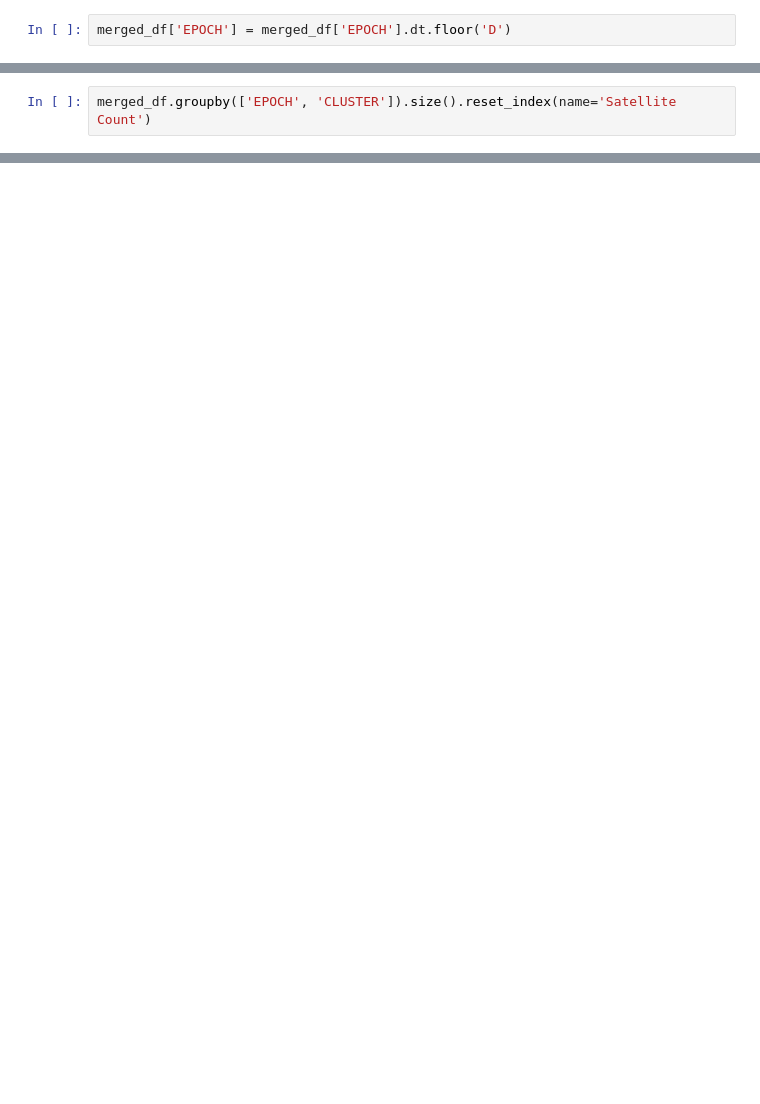
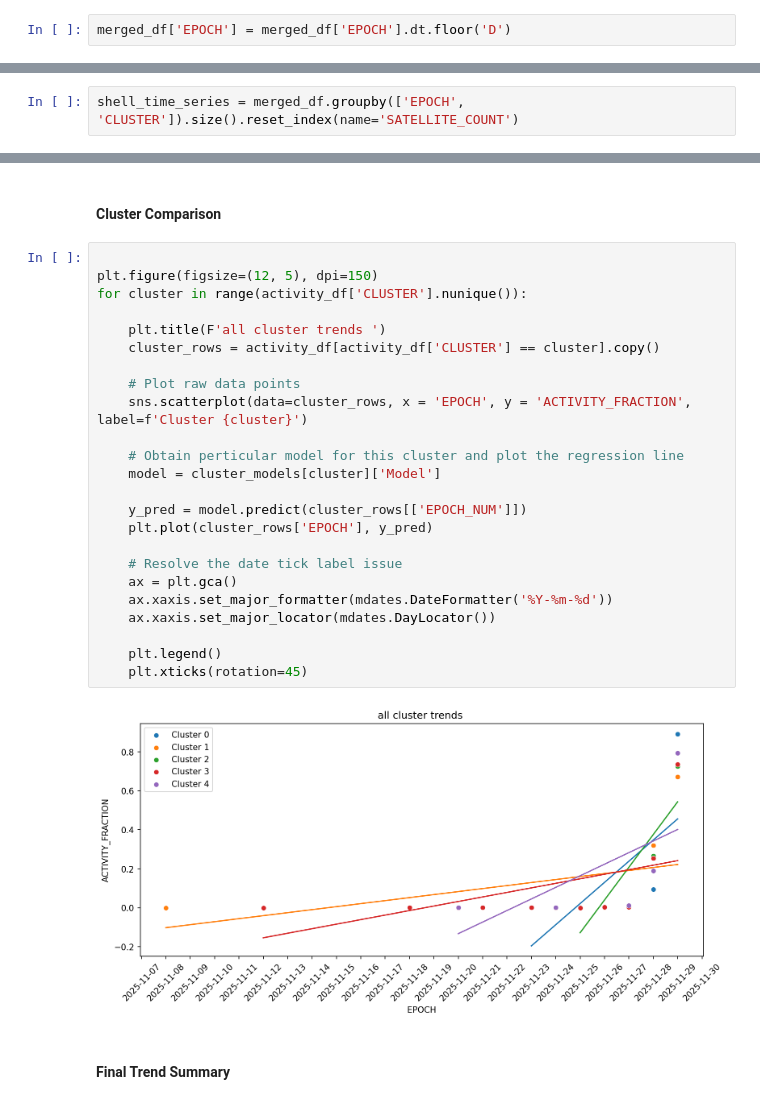
Before and after one commit to Sushrut2007/SpaceDebrisRadar.AI, a Jupyter notebook: notebooks/07_forecasting.ipynb, the cells around one changed output, grey strips where cells are left out. Drawn from its saved outputs; the diff is of its cells as text; blank space fills up the shorter version.

Commit message:
Performed cognition forecasting and basic risk trend summary

```diff
--- a/notebooks/07_forecasting.ipynb
+++ b/notebooks/07_forecasting.ipynb
@@ -132,2 +132,2 @@ merged_df.head()
 # %%
-merged_df.groupby(['EPOCH', 'CLUSTER']).size().reset_index(name='Satellite Count')
+shell_time_series = merged_df.groupby(['EPOCH', 'CLUSTER']).size().reset_index(name='SATELLITE_COUNT')
@@ -151,0 +295,30 @@ merged_df.groupby(['EPOCH', 'CLUSTER']).size().reset_index(name='Satellite Count
+# %% [markdown]
+#### Cluster Comparison
+# %%
+
+plt.figure(figsize=(12, 5), dpi=150)
+for cluster in range(activity_df['CLUSTER'].nunique()):
+
+    plt.title(F'all cluster trends ')
+    cluster_rows = activity_df[activity_df['CLUSTER'] == cluster].copy()
+
+    # Plot raw data points
+    sns.scatterplot(data=cluster_rows, x = 'EPOCH', y = 'ACTIVITY_FRACTION', label=f'Cluster {cluster}')
+
+    # Obtain perticular model for this cluster and plot the regression line
+    model = cluster_models[cluster]['Model']
+
+    y_pred = model.predict(cluster_rows[['EPOCH_NUM']])
+    plt.plot(cluster_rows['EPOCH'], y_pred)
+
+    # Resolve the date tick label issue
+    ax = plt.gca()
+    ax.xaxis.set_major_formatter(mdates.DateFormatter('%Y-%m-%d'))
+    ax.xaxis.set_major_locator(mdates.DayLocator())
+
+    plt.legend()
+    plt.xticks(rotation=45)
+# %% [output]
+[figure, added]
+# %% [markdown]
+#### Final Trend Summary
```
Also changed, not shown: parts of 26 cells of this notebook.
